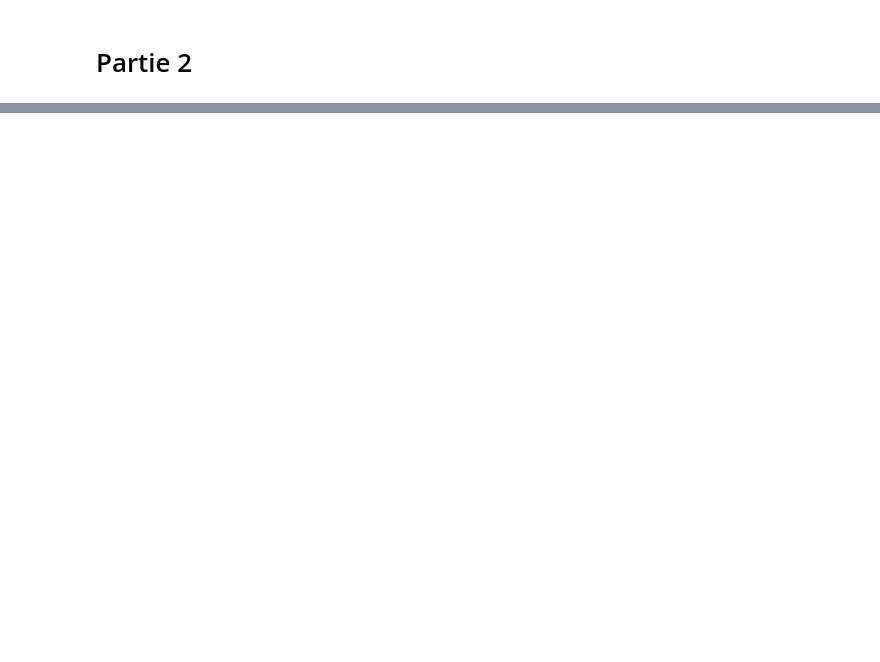
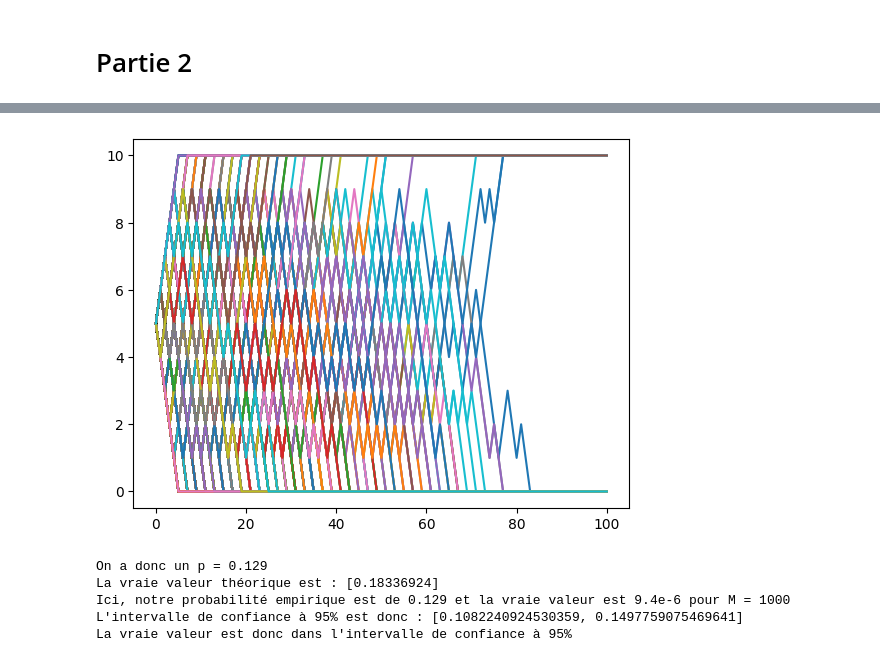
Before and after one commit to TAN-Victor/markov_chain_game_C_project, a Jupyter notebook: TP 2/group8-2.ipynb, the cells around one changed output, grey strips where cells are left out. Saved outputs shown, nothing was run; the diff lists cells and outputs as text; code cells hidden in the pictures; blank space fills up the shorter version.

```diff
--- a/TP 2/group8-2.ipynb
+++ b/TP 2/group8-2.ipynb
@@ -343,17 +343,0 @@ On a donc un p = 0.489
-# %%
-#### Calcul de la vraie valeur
-
-F = np.zeros((11, 1))
-P = np.zeros((11, 11))
-for i in range(0, 11):
-    if (i != 0):
-        P[i, i-1] = 1/2
-    if (i != 10):
-        P[i, i+1] = 1/2
-print(P)
-F[0] = 0
-F[10] = 1
-for i in range(1, 10):
-    for j in range(1, 10):
-        F[i] += F[j] * P[i, j] + P[i, 10]
-print(F)
@@ -377,0 +480,40 @@ print(F)
+# %%
+### c)
+
+test_Q1_c = Q1_a(simulation_jeu(p= 0.4))
+print("On a donc un p = {}".format(test_Q1_c))
+
+
+#### Calcul de la vraie valeur
+
+F = np.zeros((9, 1))
+P = np.zeros((9, 9))
+for i in range(0, 9):
+    if (i != 0):
+        P[i, i-1] = 0.6
+    if (i != 8):
+        P[i, i+1] = 0.4
+
+I = np.identity(9)
+b = np.zeros((9, 1))
+b[8] = 0.4
+
+F = np.linalg.solve(I - P, b)
+print("La vraie valeur théorique est : {}".format(F[5]))
+
+
+print("Ici, notre probabilité empirique est de {} et la vraie valeur est 9.4e-6 pour M = 1000".format(test_Q1_c))
+z1 = test_Q1_c - 1.96 * (test_Q1_c*(1-test_Q1_c)/1000)**(1/2)
+z2 = test_Q1_c + 1.96 * (test_Q1_c*(1-test_Q1_c)/1000)**(1/2)
+print("L'intervalle de confiance à 95% est donc : [{}, {}]".format(z1, z2))
+if (z1 > test_Q1_c + 1.96 * (test_Q1_c*(1-test_Q1_c)/1000)**(1/2) or z2 < test_Q1_c - 1.96 * (test_Q1_c*(1-test_Q1_c)/1000)**(1/2)):
+    print("La vraie valeur n'est donc pas dans l'intervalle de confiance à 95%")
+else:
+    print("La vraie valeur est donc dans l'intervalle de confiance à 95%")
+# %% [output]
+[figure, added]
+On a donc un p = 0.129
+La vraie valeur théorique est : [0.18336924]
+Ici, notre probabilité empirique est de 0.129 et la vraie valeur est 9.4e-6 pour M = 1000
+L'intervalle de confiance à 95% est donc : [0.1082240924530359, 0.1497759075469641]
+La vraie valeur est donc dans l'intervalle de confiance à 95%
```
Also changed, not shown: parts of 19 cells of this notebook.
